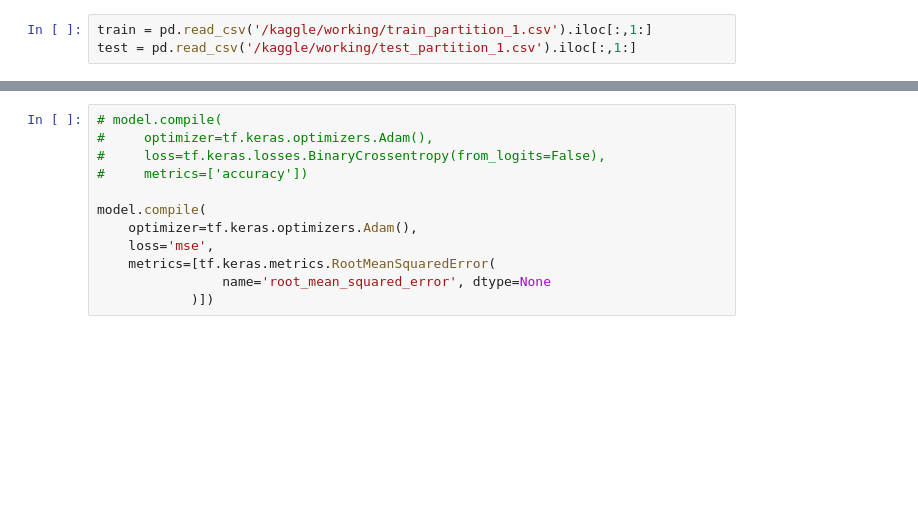
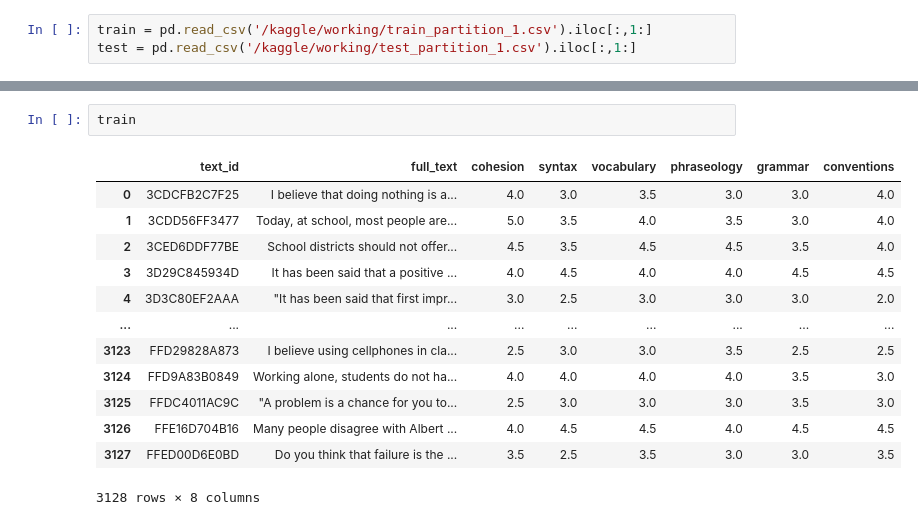
Before and after one commit to stephhe/kaggle_english_language_grading, a Jupyter notebook: cnn-with-embeddings.ipynb, the cells around one changed output, grey strips where cells are left out. Drawn from its saved outputs; the diff is of its cells as text; blank space fills up the shorter version.

```diff
--- a/cnn-with-embeddings.ipynb
+++ b/cnn-with-embeddings.ipynb
@@ -149,12 +106,16 @@ model.summary()
-# %%
-# model.compile(
-#     optimizer=tf.keras.optimizers.Adam(),
-#     loss=tf.keras.losses.BinaryCrossentropy(from_logits=False),
-#     metrics=['accuracy'])
-
-model.compile(
-    optimizer=tf.keras.optimizers.Adam(),
-    loss='mse',
-    metrics=[tf.keras.metrics.RootMeanSquaredError(
-                name='root_mean_squared_error', dtype=None
-            )])
+# %%
+train
+# %% [output]
+|  | text_id | full_text | cohesion | syntax | vocabulary | phraseology | grammar | conventions |
+| 0 | 3CDCFB2C7F25 | I believe that doing nothing is a... | 4.0 | 3.0 | 3.5 | 3.0 | 3.0 | 4.0 |
+| 1 | 3CDD56FF3477 | Today, at school, most people are... | 5.0 | 3.5 | 4.0 | 3.5 | 3.0 | 4.0 |
+| 2 | 3CED6DDF77BE | School districts should not offer... | 4.5 | 3.5 | 4.5 | 4.5 | 3.5 | 4.0 |
+| 3 | 3D29C845934D | It has been said that a positive ... | 4.0 | 4.5 | 4.0 | 4.0 | 4.5 | 4.5 |
+| 4 | 3D3C80EF2AAA | "It has been said that first impr... | 3.0 | 2.5 | 3.0 | 3.0 | 3.0 | 2.0 |
+| ... | ... | ... | ... | ... | ... | ... | ... | ... |
+| 3123 | FFD29828A873 | I believe using cellphones in cla... | 2.5 | 3.0 | 3.0 | 3.5 | 2.5 | 2.5 |
+| 3124 | FFD9A83B0849 | Working alone, students do not ha... | 4.0 | 4.0 | 4.0 | 4.0 | 3.5 | 3.0 |
+| 3125 | FFDC4011AC9C | "A problem is a chance for you to... | 2.5 | 3.0 | 3.0 | 3.0 | 3.5 | 3.0 |
+| 3126 | FFE16D704B16 | Many people disagree with Albert ... | 4.0 | 4.5 | 4.5 | 4.0 | 4.5 | 4.5 |
+| 3127 | FFED00D6E0BD | Do you think that failure is the ... | 3.5 | 2.5 | 3.5 | 3.0 | 3.0 | 3.5 |
+3128 rows × 8 columns
```
Also changed, not shown: parts of 9 cells of this notebook.
